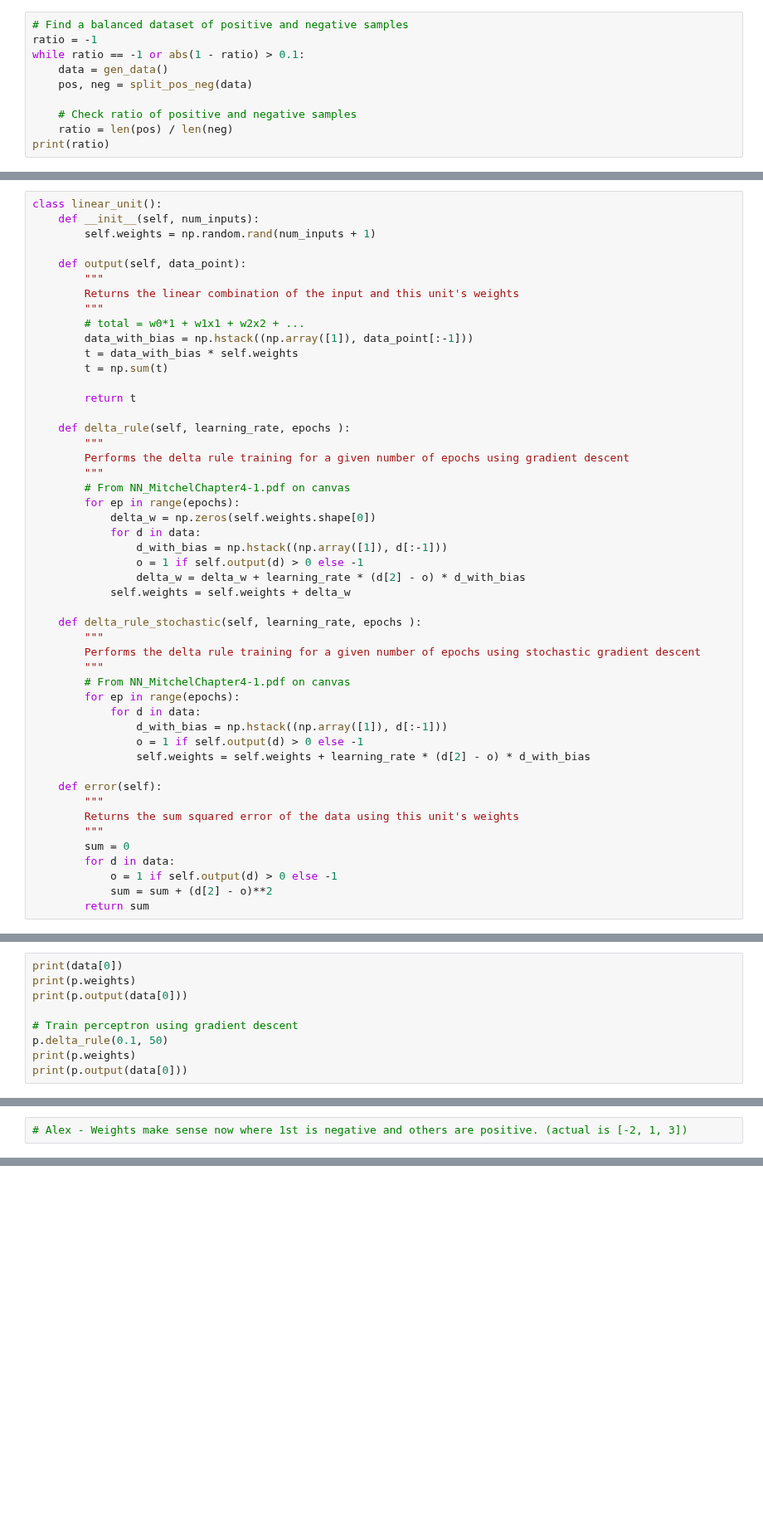
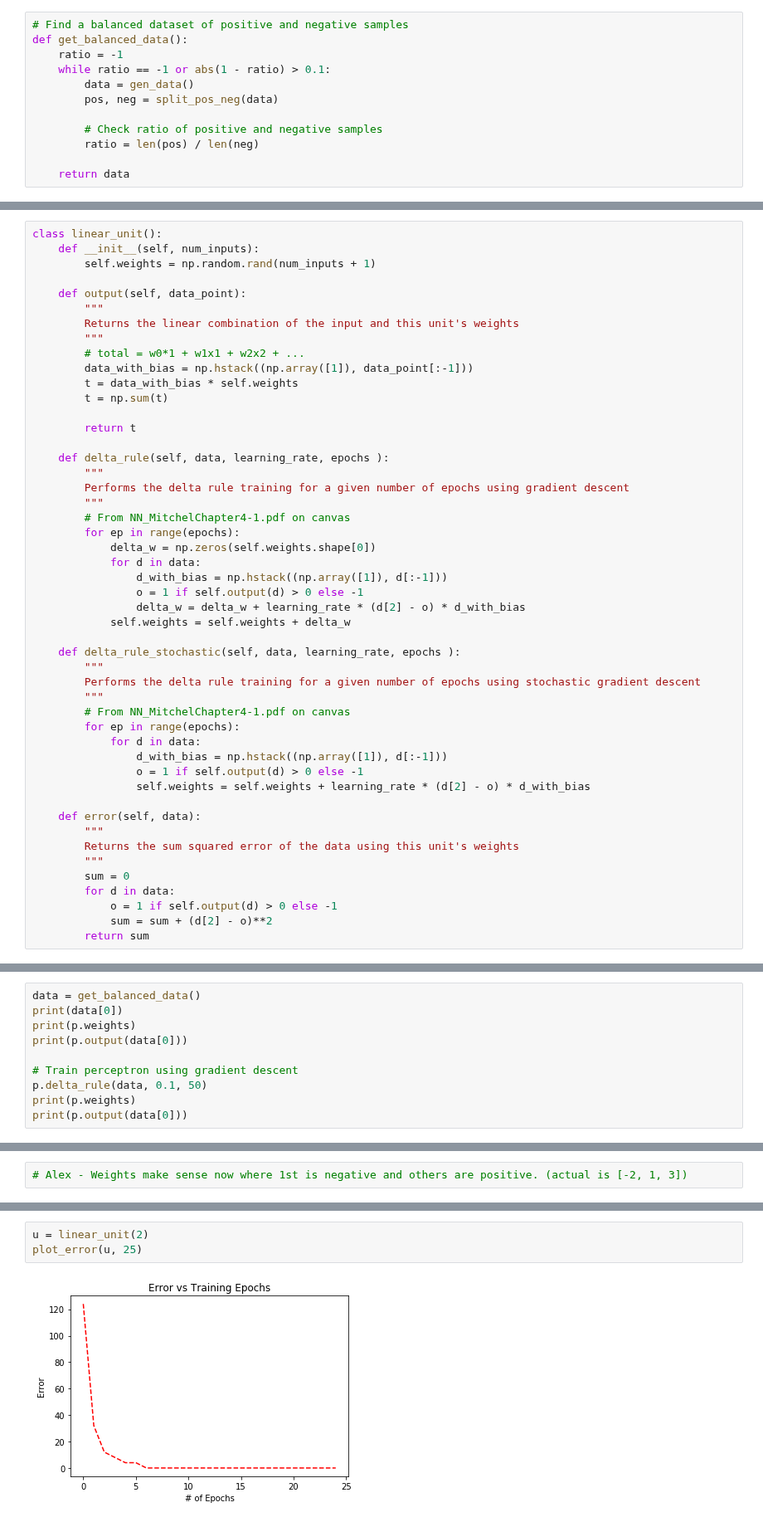
Before and after one commit to willisterh/cs6037-ml, a Jupyter notebook: as4/as4.ipynb, the cells around one changed output, grey strips where cells are left out. Shown at 83% size. Drawn from its saved outputs; the diff is of its cells as text; blank space fills up the shorter version.

Commit message:
Got the first two sets of plots done

```diff
--- a/as4/as4.ipynb
+++ b/as4/as4.ipynb
@@ -47,11 +47,13 @@ def split_pos_neg(data):
     return data[data[:, -1]==1, :-1], data[data[:, -1]==-1, :-1]
 # %%
 # Find a balanced dataset of positive and negative samples
-ratio = -1
-while ratio == -1 or abs(1 - ratio) > 0.1:
-    data = gen_data()
-    pos, neg = split_pos_neg(data)
+def get_balanced_data():
+    ratio = -1
+    while ratio == -1 or abs(1 - ratio) > 0.1:
+        data = gen_data()
+        pos, neg = split_pos_neg(data)
 
-    # Check ratio of positive and negative samples
-    ratio = len(pos) / len(neg)
-print(ratio)
+        # Check ratio of positive and negative samples
+        ratio = len(pos) / len(neg)
+
+    return data
@@ -75,7 +75,7 @@ class linear_unit():
 
         return t
 
-    def delta_rule(self, learning_rate, epochs ):
+    def delta_rule(self, data, learning_rate, epochs ):
         """
         Performs the delta rule training for a given number of epochs using gradient descent
         """
@@ -88,7 +88,7 @@ class linear_unit():
                 delta_w = delta_w + learning_rate * (d[2] - o) * d_with_bias
             self.weights = self.weights + delta_w
 
-    def delta_rule_stochastic(self, learning_rate, epochs ):
+    def delta_rule_stochastic(self, data, learning_rate, epochs ):
         """
         Performs the delta rule training for a given number of epochs using stochastic gradient descent
         """
@@ -99,7 +99,7 @@ class linear_unit():
                 o = 1 if self.output(d) > 0 else -1
                 self.weights = self.weights + learning_rate * (d[2] - o) * d_with_bias
 
-    def error(self):
+    def error(self, data):
         """
         Returns the sum squared error of the data using this unit's weights
         """
@@ -111,12 +111,13 @@ class linear_unit():
 # %%
 p = linear_unit(2)
 # %%
+data = get_balanced_data()
 print(data[0])
 print(p.weights)
 print(p.output(data[0]))
 
 # Train perceptron using gradient descent
-p.delta_rule(0.1, 50)
+p.delta_rule(data, 0.1, 50)
 print(p.weights)
 print(p.output(data[0]))
 # %% [output]
@@ -164,0 +221,5 @@ def plot_decision_surface(unit):
+# %%
+u = linear_unit(2)
+plot_error(u, 25)
+# %% [output]
+[figure, added]
```
Also changed, not shown: parts of 8 cells of this notebook.
